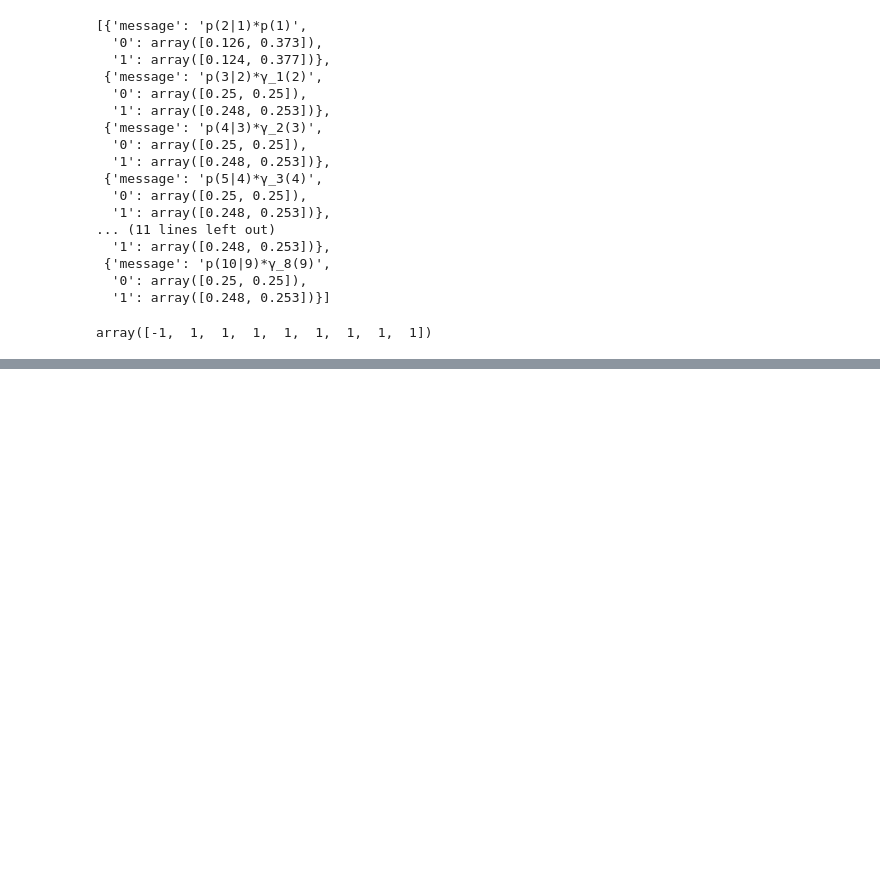
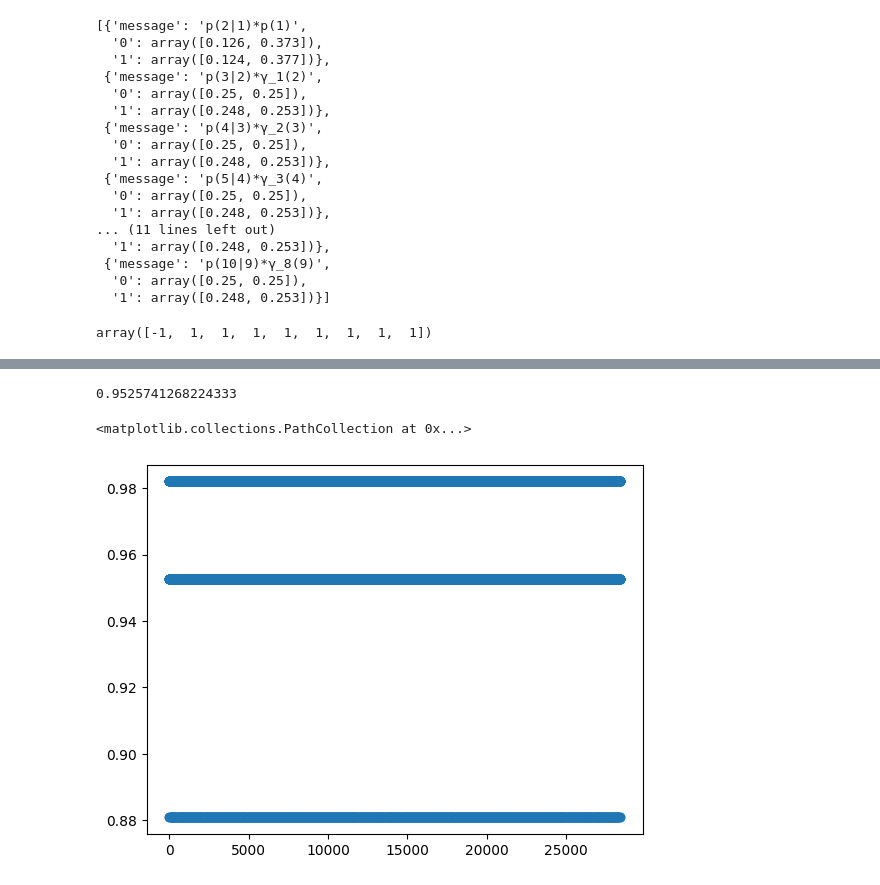
Before and after one commit to BenWilliams2109/GM-Coursework-COMP0080, a Jupyter notebook: 3. Mean Field Approximation and Gibbs Sampling/Ising-Model-Inference.ipynb, the cells around one changed output, grey strips where cells are left out. Saved outputs shown, nothing was run; the diff lists cells and outputs as text; code cells hidden in the pictures; blank space fills up the shorter version.

```diff
--- a/3. Mean Field Approximation and Gibbs Sampling/Ising-Model-Inference.ipynb
+++ b/3. Mean Field Approximation and Gibbs Sampling/Ising-Model-Inference.ipynb
@@ -149,0 +211,2 @@ array([-1,  1,  1,  1,  1,  1,  1,  1,  1])
+# %%
+p_tilde = np.prod(potential_grid(1))
@@ -149,0 +242,50 @@ array([-1,  1,  1,  1,  1,  1,  1,  1,  1])
+# %%
+import random
+def gibbs_sampling(max_iter=10000, burn_in=1000, beta=1.0, N=10):
+
+    # initialise the state
+    state = initial_state(N)
+    initial = state.copy()
+
+    p_list = []
+
+    potentials = potential_grid(beta)
+
+    samples = []
+    for _ in range(max_iter):
+        flip_count = 0
+        for i in range(N):
+            for j in range(N):
+                # compute the conditional probability
+                # p(x_ij = 1 | x_-ij) proportional to product of NN potentials
+                nn_potentials = []
+                for n in get_nearest_neighbors(i, j, N):
+                    nn_potentials.append(potentials[state[i, j], state[n[0], n[1]]])
+                p_tilde = np.prod(nn_potentials)
+                # normalise
+                p = p_tilde / (p_tilde + 1)
+                p_list.append(p)
+                # sample from the conditional distribution
+                new_state = np.random.choice([-1, 1], p=[1-p, p])
+                # if state flips update the state and flip count
+                if new_state != state[i, j]:
+                    flip_count += 1
+                    state[i, j] = new_state
+        # store the state
+        samples.append(state.copy())
+        # if no state flips in the last iteration break - fully converged
+        if len(samples) > burn_in and flip_count == 0:
+            break
+
+    return samples[burn_in:], initial, p_list
+# %%
+samples, initial, p = gibbs_sampling(max_iter=1000, burn_in=100, beta=1, N=10)
+# %%
+p[1]
+# %% [output]
+0.9525741268224333
+# %%
+plt.scatter(np.linspace(1, len(p), len(p)), p)
+# %% [output]
+<matplotlib.collections.PathCollection at 0x...>
+[figure, added]
```
Also changed, not shown: parts of 13 cells of this notebook.
